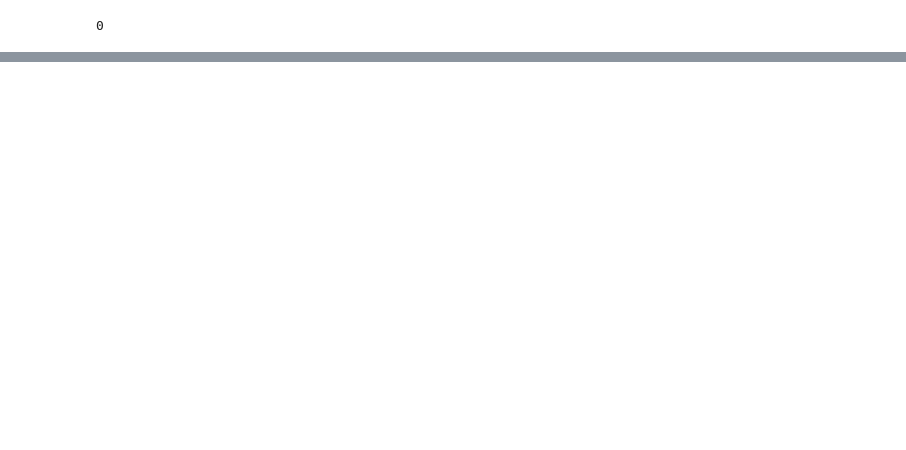
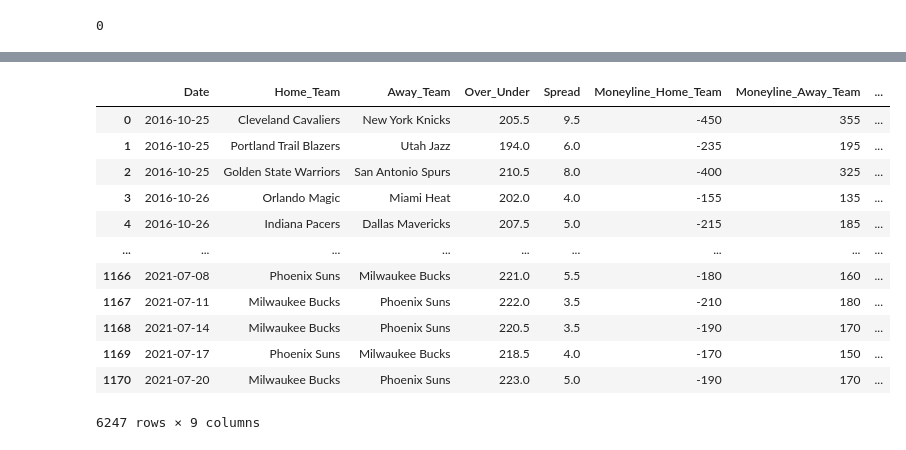
Before and after one commit to kheller18/nba-sports-betting-ml, a Jupyter notebook: src/read_csv_files.ipynb, the cells around one changed output, grey strips where cells are left out. Saved outputs shown, nothing was run; the diff lists cells and outputs as text; code cells hidden in the pictures; blank space fills up the shorter version.

```diff
--- a/read_csv_files.ipynb
+++ b/src/read_csv_files.ipynb
@@ -227,0 +260,8 @@ df_combined_2011_2021.duplicated().sum()
+# %%
+# drop the "Unnamed: 0" column
+df_combined_2016_2021 = df_combined_2016_2021.drop(
+    columns=[
+        'Unnamed: 0'
+    ]
+)
+df_combined_2016_2021.head(1)
@@ -227,0 +271,13 @@ df_combined_2011_2021.duplicated().sum()
+# %%
+# rename the "Home", "Away", "OU", "ML_Home", "ML_Away", and "Points" columns
+df_combined_2016_2021 = df_combined_2016_2021.rename(
+    columns={
+        'Home':'Home_Team',
+        'Away':'Away_Team',
+        'OU':'Over_Under',
+        'ML_Home':'Moneyline_Home_Team',
+        'ML_Away':'Moneyline_Away_Team',
+        'Points':'Game_Total_Points'
+    }
+)
+df_combined_2016_2021.head(1)
@@ -227,0 +301,18 @@ df_combined_2011_2021.duplicated().sum()
+# %%
+# change the 'Date' column to datetime data type
+df_combined_2016_2021['Date'] = pd.to_datetime(df_combined_2016_2021['Date'])
+df_combined_2016_2021
+# %% [output]
+|  | Date | Home_Team | Away_Team | Over_Under | Spread | Moneyline_Home_Team | Moneyline_Away_Team | ... |
+| 0 | 2016-10-25 | Cleveland Cavaliers | New York Knicks | 205.5 | 9.5 | -450 | 355 | ... |
+| 1 | 2016-10-25 | Portland Trail Blazers | Utah Jazz | 194.0 | 6.0 | -235 | 195 | ... |
+| 2 | 2016-10-25 | Golden State Warriors | San Antonio Spurs | 210.5 | 8.0 | -400 | 325 | ... |
+| 3 | 2016-10-26 | Orlando Magic | Miami Heat | 202.0 | 4.0 | -155 | 135 | ... |
+| 4 | 2016-10-26 | Indiana Pacers | Dallas Mavericks | 207.5 | 5.0 | -215 | 185 | ... |
+| ... | ... | ... | ... | ... | ... | ... | ... | ... |
+| 1166 | 2021-07-08 | Phoenix Suns | Milwaukee Bucks | 221.0 | 5.5 | -180 | 160 | ... |
+| 1167 | 2021-07-11 | Milwaukee Bucks | Phoenix Suns | 222.0 | 3.5 | -210 | 180 | ... |
+| 1168 | 2021-07-14 | Milwaukee Bucks | Phoenix Suns | 220.5 | 3.5 | -190 | 170 | ... |
+| 1169 | 2021-07-17 | Phoenix Suns | Milwaukee Bucks | 218.5 | 4.0 | -170 | 150 | ... |
+| 1170 | 2021-07-20 | Milwaukee Bucks | Phoenix Suns | 223.0 | 5.0 | -190 | 170 | ... |
+6247 rows × 9 columns
```
Also changed, not shown: parts of 20 cells of this notebook, 1 other file.
